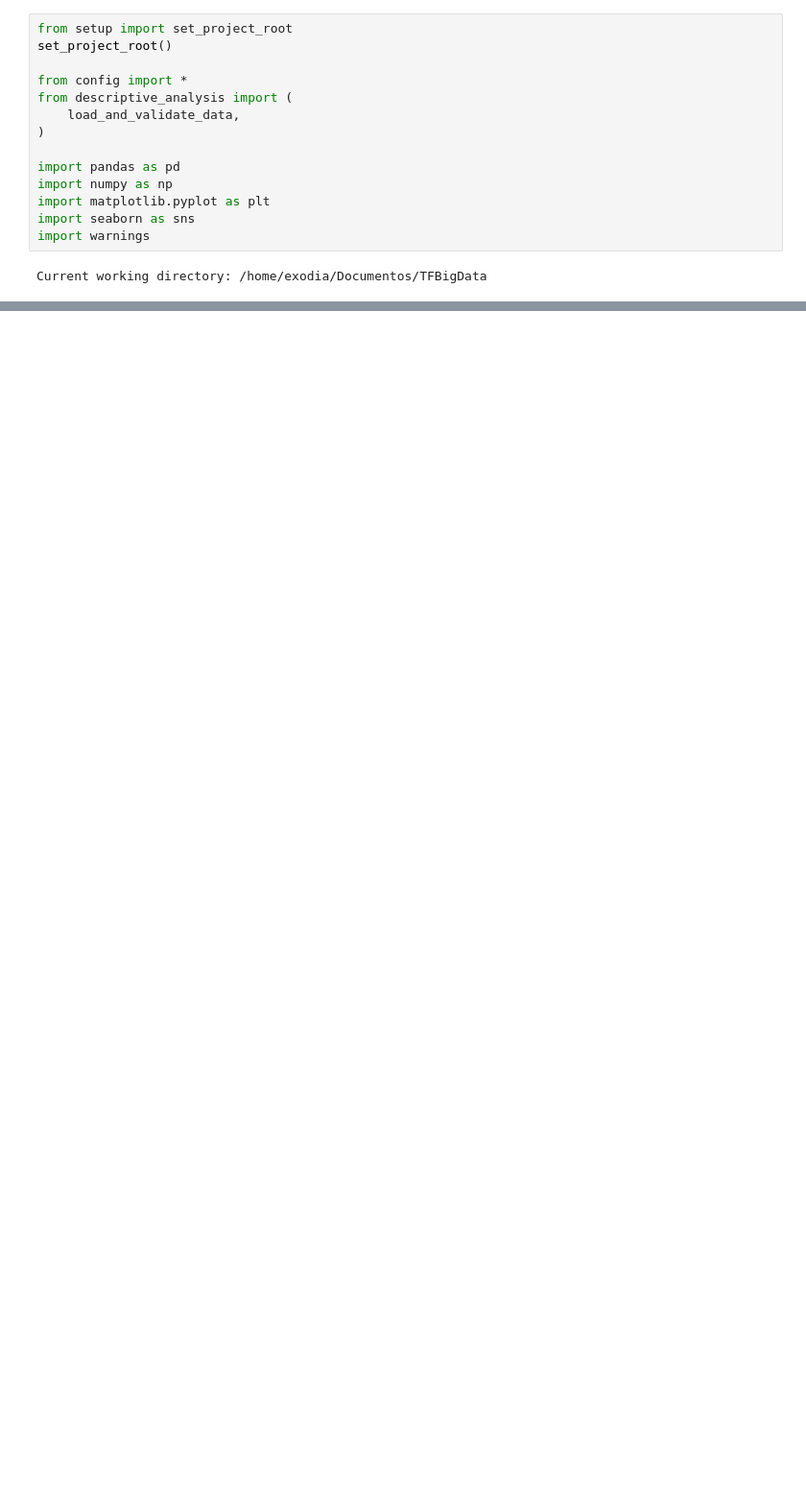
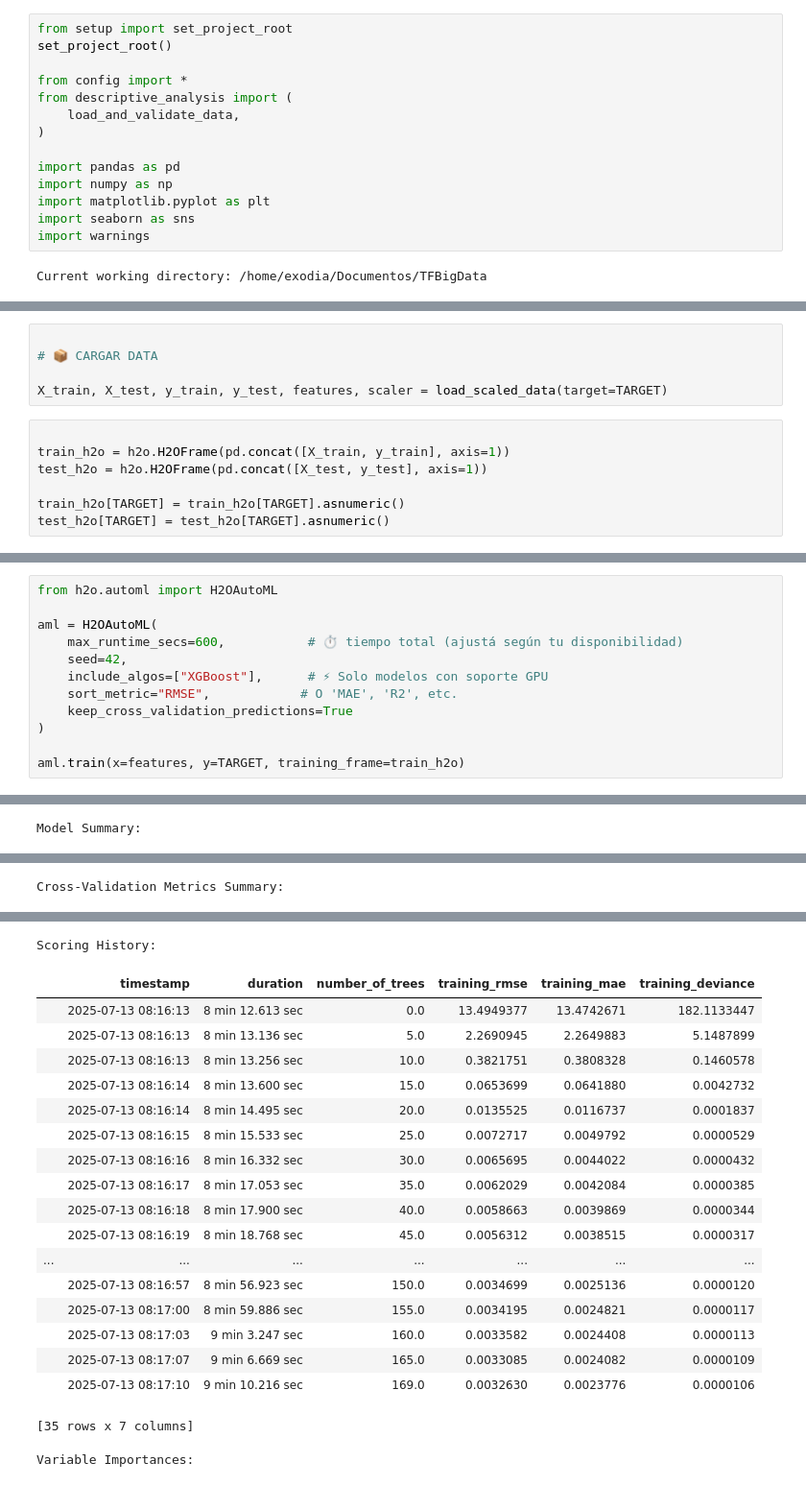
Before and after one commit to R0SEWT/Denmark-HousePrices-Analysis, a Jupyter notebook: notebooks/04_modelado_supervisado.ipynb, the cells around one changed output, grey strips where cells are left out. Shown at 96% size. Drawn from its saved outputs; the diff is of its cells as text; blank space fills up the shorter version.

```diff
--- a/notebooks/04_modelado_supervisado.ipynb
+++ b/notebooks/04_modelado_supervisado.ipynb
@@ -2722,0 +212,12 @@ print("="*60)
+# %%
+
+# 📦 CARGAR DATA
+
+X_train, X_test, y_train, y_test, features, scaler = load_scaled_data(target=TARGET)
+# %%
+
+train_h2o = h2o.H2OFrame(pd.concat([X_train, y_train], axis=1))
+test_h2o = h2o.H2OFrame(pd.concat([X_test, y_test], axis=1))
+
+train_h2o[TARGET] = train_h2o[TARGET].asnumeric()
+test_h2o[TARGET] = test_h2o[TARGET].asnumeric()
@@ -2722,0 +335,13 @@ print("="*60)
+# %%
+from h2o.automl import H2OAutoML
+
+aml = H2OAutoML(
+    max_runtime_secs=600,           # ⏱️ tiempo total (ajustá según tu disponibilidad)
+    seed=42,
+    include_algos=["XGBoost"],      # ⚡ Solo modelos con soporte GPU
+    sort_metric="RMSE",            # O 'MAE', 'R2', etc.
+    keep_cross_validation_predictions=True
+)
+
+aml.train(x=features, y=TARGET, training_frame=train_h2o)
+# %% [output]
@@ -2722,0 +358 @@ print("="*60)
+Model Summary:
@@ -2722,0 +363 @@ print("="*60)
+Cross-Validation Metrics Summary:
@@ -2722,0 +374,20 @@ print("="*60)
+Scoring History:
+|  | timestamp | duration | number_of_trees | training_rmse | training_mae | training_deviance |
+|  | 2025-07-13 08:16:13 | 8 min 12.613 sec | 0.0 | 13.4949377 | 13.4742671 | 182.1133447 |
+|  | 2025-07-13 08:16:13 | 8 min 13.136 sec | 5.0 | 2.2690945 | 2.2649883 | 5.1487899 |
+|  | 2025-07-13 08:16:13 | 8 min 13.256 sec | 10.0 | 0.3821751 | 0.3808328 | 0.1460578 |
+|  | 2025-07-13 08:16:14 | 8 min 13.600 sec | 15.0 | 0.0653699 | 0.0641880 | 0.0042732 |
+|  | 2025-07-13 08:16:14 | 8 min 14.495 sec | 20.0 | 0.0135525 | 0.0116737 | 0.0001837 |
+|  | 2025-07-13 08:16:15 | 8 min 15.533 sec | 25.0 | 0.0072717 | 0.0049792 | 0.0000529 |
+|  | 2025-07-13 08:16:16 | 8 min 16.332 sec | 30.0 | 0.0065695 | 0.0044022 | 0.0000432 |
+|  | 2025-07-13 08:16:17 | 8 min 17.053 sec | 35.0 | 0.0062029 | 0.0042084 | 0.0000385 |
+|  | 2025-07-13 08:16:18 | 8 min 17.900 sec | 40.0 | 0.0058663 | 0.0039869 | 0.0000344 |
+|  | 2025-07-13 08:16:19 | 8 min 18.768 sec | 45.0 | 0.0056312 | 0.0038515 | 0.0000317 |
+| ... | ... | ... | ... | ... | ... | ... |
+|  | 2025-07-13 08:16:57 | 8 min 56.923 sec | 150.0 | 0.0034699 | 0.0025136 | 0.0000120 |
+|  | 2025-07-13 08:17:00 | 8 min 59.886 sec | 155.0 | 0.0034195 | 0.0024821 | 0.0000117 |
+|  | 2025-07-13 08:17:03 | 9 min 3.247 sec | 160.0 | 0.0033582 | 0.0024408 | 0.0000113 |
+|  | 2025-07-13 08:17:07 | 9 min 6.669 sec | 165.0 | 0.0033085 | 0.0024082 | 0.0000109 |
+|  | 2025-07-13 08:17:10 | 9 min 10.216 sec | 169.0 | 0.0032630 | 0.0023776 | 0.0000106 |
+[35 rows x 7 columns]
+Variable Importances:
```
Also changed, not shown: parts of 52 cells of this notebook, 4 other files.
